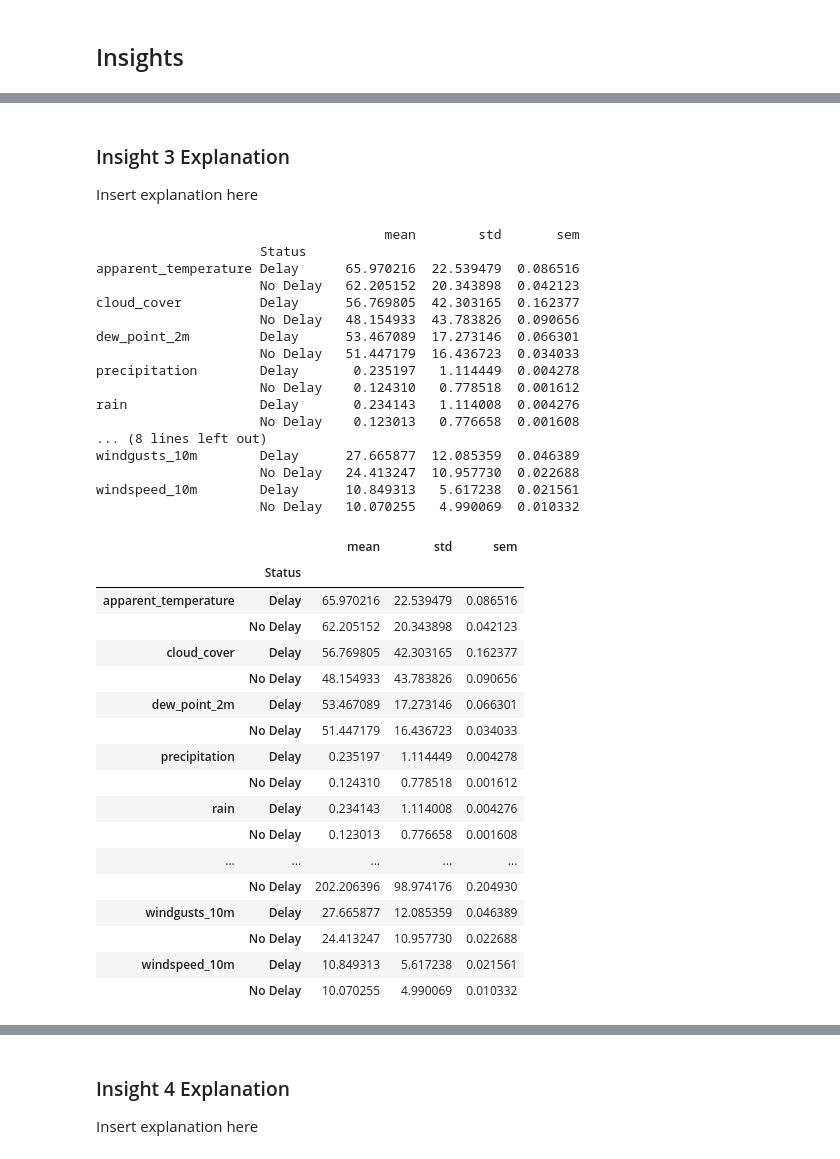
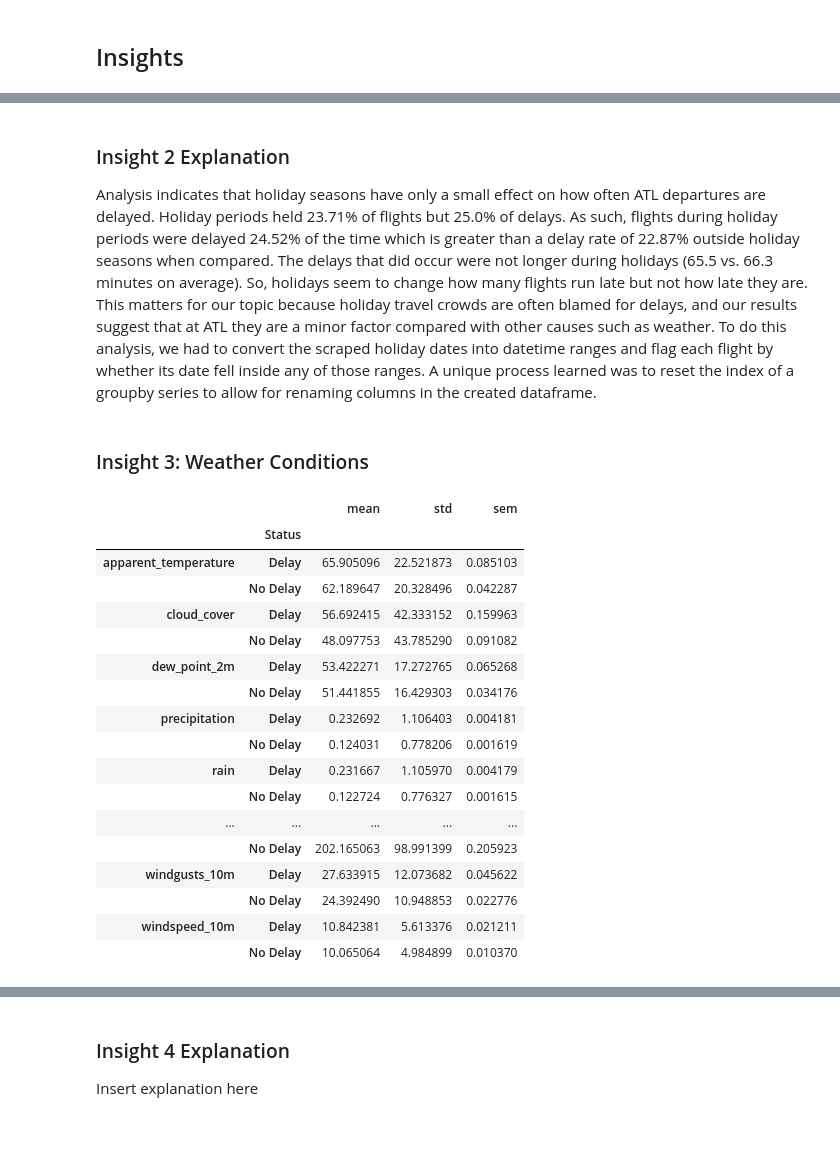
Before and after one commit to stabweee/FlightDelay, a Jupyter notebook: submissions/Final Project Phase III.ipynb, the cells around one changed output, grey strips where cells are left out. Drawn from its saved outputs; the diff is of its cells as text; code cells hidden in the pictures; blank space fills up the shorter version.

Commit message:
Consolidated Insights 1 & 2 as both related to market share. Moved insights 3 & 4 up with explanations added. Now, Insights 4 & 5 using sci-kit learn remain.

```diff
--- a/submissions/Final Project Phase III.ipynb
+++ b/submissions/Final Project Phase III.ipynb
@@ -445,12 +441,12 @@ We compare the average departure delay with market share by airline. There is no
 # %%
-def insight3():
+def insight2():
   flights = pd.read_csv("../data/processed/flights.csv")
   # i want to know the total number of flights (i.e. departures) and how many of them fall in / outside of a holiday season
   totalFlights = len(flights)
   holidayFlights = flights["Is Holiday Season"].sum()
   nonHolidayFlights = totalFlights - holidayFlights
   ## we want to find all the delays, since we're only analyzing delays in departures. we're not analyzing all departures.
-  delays = flights[flights["Departure delay (Minutes)"] > 15]
+  delays = flights[flights["Departure delay (Minutes)"] >= 15]
   totalDelays = len(delays)
   holidayDelays = delays["Is Holiday Season"].sum()
   nonHolidayDelays = totalDelays - holidayDelays
@@ -478,14 +474,15 @@ def insight3():
   print(f"Percent of total flights delayed: {round(overallRatio * 100, 2)}%")
   print(f"Percent of holiday flights delayed: {round(holidayRatio * 100, 2)}%")
   print(f"Percent of non-holiday flights delayed: {round(nonHolidayRatio * 100, 2)}%")
-  print("\n")
+  #print("\n")
 
   # This next aspect of the insight finds compares ATL by whether or not it's a holiday season by analyzing the number of delays and average delay length
-  analysis = delays.groupby("Is Holiday Season")["Departure delay (Minutes)"].aggregate(NumberOfDelays = "count", AverageDelayMinutes = "mean")
-  print(analysis)
+  avgDelays = delays.groupby("Is Holiday Season")["Departure delay (Minutes)"].mean().reset_index()
+  avgDelays = avgDelays.rename(columns = {"Departure delay (Minutes)": "Average Departure Delay (min)"})
+  return avgDelays
 
 ############ Function Call ############
-insight3()
+insight2()
 # %% [output]
 Departure Statistics in Relation to Holiday Seasons
 Total flights: 301129
@@ -507,72 +508,56 @@ True                        16970            67.135415
+# %% [markdown]
+### Insight 2 Explanation
+Analysis indicates that holiday seasons have only a small effect on how often ATL departures are delayed. Holiday periods held 23.71% of flights but 25.0% of delays. As such, flights during holiday periods were delayed 24.52% of the time which is greater than a delay rate of 22.87% outside holiday seasons when compared. The delays that did occur were not longer during holidays (65.5 vs. 66.3 minutes on average). So, holidays seem to change how many flights run late but not how late they are. This matters for our topic because holiday travel crowds are often blamed for delays, and our results suggest that at ATL they are a minor factor compared with other causes such as weather. To do this analysis, we had to convert the scraped holiday dates into datetime ranges and flag each flight by whether its date fell inside any of those ranges. A unique process learned was to reset the index of a groupby series to allow for renaming columns in the created dataframe.
 # %% [markdown]
-### Insight 3 Explanation
-
-Insert explanation here
+### Insight 3: Weather Conditions
 # %%
-def insight4():
+def insight3():
   flights = pd.read_csv("../data/processed/flights.csv")
   weather = pd.read_csv("../data/processed/weather.csv")
   # we use the dates that were cleaned to match
   ## we take the datetimes from CSVs which were stored text
   flights["Scheduled departure hour"] = pd.to_datetime(flights["Scheduled departure hour"])
   weather["time"] = pd.to_datetime(weather["time"])
   ## we merge the data with our matched columns. the "left" is flights and the "right" is weather so we merge left's Scheduled departure hour to right's time
   mergedData = flights.merge(weather[["time", "temperature_2m", "relative_humidity_2m", "dew_point_2m", "apparent_temperature", "precipitation", "rain", "snowfall", "cloud_cover", "windspeed_10m", "windgusts_10m", "winddirection_10m"]], left_on="Scheduled departure hour", right_on="time")
 
   # we create a boolean column in the df if the flight's delayed
-  mergedData["Status"] = mergedData["Departure delay (Minutes)"] > 15
+  mergedData["Status"] = mergedData["Departure delay (Minutes)"] >= 15
   ## we turn this True False into words/strings
   ### reworded to Status b/c it makes more sense
-  mergedData["Status"] = np.where(mergedData["Departure delay (Minutes)"] > 15, "Delay","No Delay")
+  mergedData["Status"] = np.where(mergedData["Departure delay (Minutes)"] >= 15, "Delay","No Delay")
 
   # for this insight, we find the average, standard deviation, and standard error of the mean for each weather measurement
   ## weatherCols are just consolidating all the columns of the measurements into one variable to call later
   weatherCols = ["temperature_2m", "relative_humidity_2m", "dew_point_2m", "apparent_temperature", "precipitation", "rain", "snowfall", "cloud_cover", "windspeed_10m", "windgusts_10m", "winddirection_10m"]
   weatherStats = mergedData.groupby("Status")[weatherCols].agg(["mean", "std", "sem"])
   ## to view this insight in a readable format, we use .stack so each measurement becomes a row index
   ### level = 0 specifies we stack first level of column headers so in this case our measurements
   ## .swaplevel switches order from Status - Measurement to Measurement - Status
   ## .sort_index() sorts so each measurement retains both statuses
   weatherStats = weatherStats.stack(level=0).swaplevel().sort_index()
-  print(weatherStats)
+  #print(weatherStats)
 
   return weatherStats
 
 ############ Function Call ############
-insight4()
+insight3()
 # %% [output]
-                                     mean        std       sem
-                     Status
-apparent_temperature Delay      65.970216  22.539479  0.086516
-                     No Delay   62.205152  20.343898  0.042123
-cloud_cover          Delay      56.769805  42.303165  0.162377
-                     No Delay   48.154933  43.783826  0.090656
-dew_point_2m         Delay      53.467089  17.273146  0.066301
-                     No Delay   51.447179  16.436723  0.034033
-precipitation        Delay       0.235197   1.114449  0.004278
-                     No Delay    0.124310   0.778518  0.001612
-rain                 Delay       0.234143   1.114008  0.004276
-                     No Delay    0.123013   0.776658  0.001608
-... (8 lines left out)
-windgusts_10m        Delay      27.665877  12.085359  0.046389
-                     No Delay   24.413247  10.957730  0.022688
-windspeed_10m        Delay      10.849313   5.617238  0.021561
-                     No Delay   10.070255   4.990069  0.010332
 |  |  | mean | std | sem |
 |  | Status |  |  |  |
-| apparent_temperature | Delay | 65.970216 | 22.539479 | 0.086516 |
-|  | No Delay | 62.205152 | 20.343898 | 0.042123 |
-| cloud_cover | Delay | 56.769805 | 42.303165 | 0.162377 |
-|  | No Delay | 48.154933 | 43.783826 | 0.090656 |
-| dew_point_2m | Delay | 53.467089 | 17.273146 | 0.066301 |
-|  | No Delay | 51.447179 | 16.436723 | 0.034033 |
-| precipitation | Delay | 0.235197 | 1.114449 | 0.004278 |
-|  | No Delay | 0.124310 | 0.778518 | 0.001612 |
-| rain | Delay | 0.234143 | 1.114008 | 0.004276 |
-|  | No Delay | 0.123013 | 0.776658 | 0.001608 |
+| apparent_temperature | Delay | 65.905096 | 22.521873 | 0.085103 |
+|  | No Delay | 62.189647 | 20.328496 | 0.042287 |
+| cloud_cover | Delay | 56.692415 | 42.333152 | 0.159963 |
+|  | No Delay | 48.097753 | 43.785290 | 0.091082 |
+| dew_point_2m | Delay | 53.422271 | 17.272765 | 0.065268 |
+|  | No Delay | 51.441855 | 16.429303 | 0.034176 |
+| precipitation | Delay | 0.232692 | 1.106403 | 0.004181 |
+|  | No Delay | 0.124031 | 0.778206 | 0.001619 |
+| rain | Delay | 0.231667 | 1.105970 | 0.004179 |
+|  | No Delay | 0.122724 | 0.776327 | 0.001615 |
 | ... | ... | ... | ... | ... |
-|  | No Delay | 202.206396 | 98.974176 | 0.204930 |
-| windgusts_10m | Delay | 27.665877 | 12.085359 | 0.046389 |
-|  | No Delay | 24.413247 | 10.957730 | 0.022688 |
-| windspeed_10m | Delay | 10.849313 | 5.617238 | 0.021561 |
-|  | No Delay | 10.070255 | 4.990069 | 0.010332 |
+|  | No Delay | 202.165063 | 98.991399 | 0.205923 |
+| windgusts_10m | Delay | 27.633915 | 12.073682 | 0.045622 |
+|  | No Delay | 24.392490 | 10.948853 | 0.022776 |
+| windspeed_10m | Delay | 10.842381 | 5.613376 | 0.021211 |
+|  | No Delay | 10.065064 | 4.984899 | 0.010370 |
```
Also changed, not shown: parts of 15 cells of this notebook.
